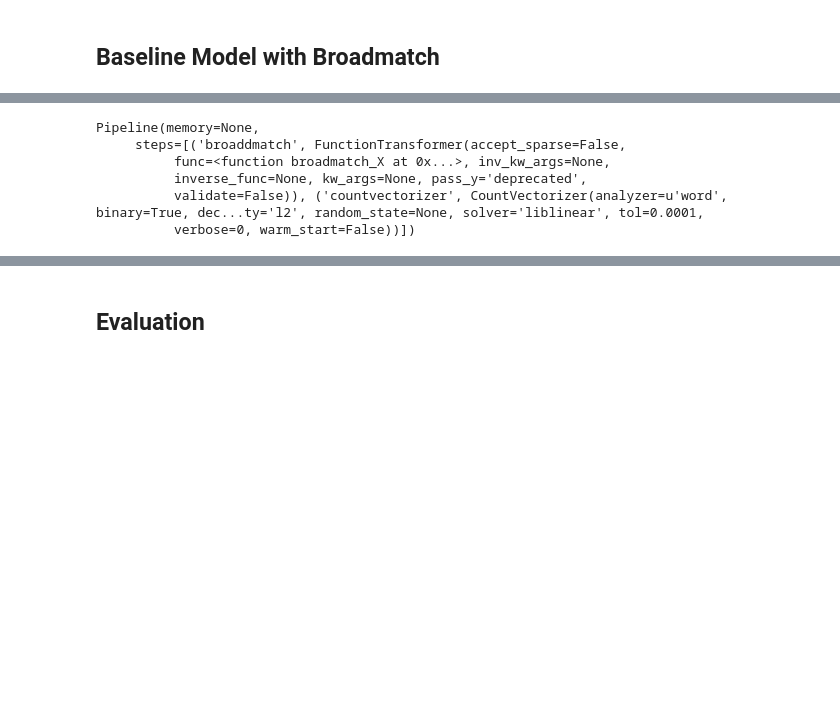
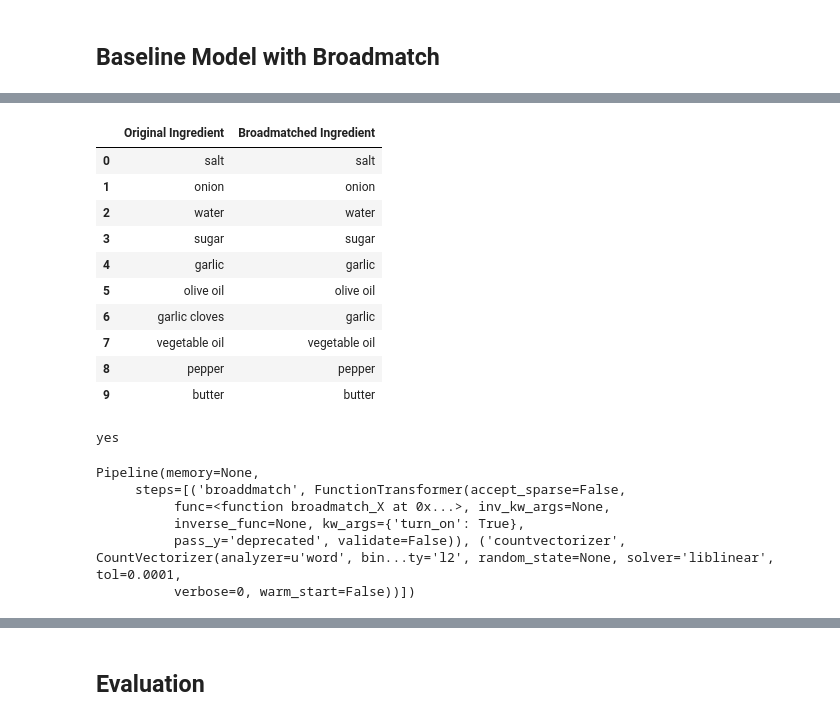
Before and after one commit to cw2yuenberkeley/whats_cooking, a Jupyter notebook: What's Cooking.ipynb, the cells around one changed output, grey strips where cells are left out. Drawn from its saved outputs; the diff is of its cells as text; code cells hidden in the pictures; blank space fills up the shorter version.

```diff
--- a/What's Cooking.ipynb
+++ b/What's Cooking.ipynb
@@ -316,3 +345,17 @@ def format_ingredient(s):
     s = lm.lemmatize(s.lower())
 
     return s
+# %%
+r_X_train_all = resampled_train_all.ingredients
+
+# For each row, go through each ingredient and create a cuisine-ingredient pair
+ingredient_list = []
+i = 0
+for ingredients in r_X_train_all:
+    for ingredient in ingredients.split(' '):
+        ingredient_list.append(normalize(ingredient.replace('_', ' ')))
+# %%
+ing_counts = pd.DataFrame(ingredient_list, columns=['num_recipes']).num_recipes.value_counts()
+ing_df = pd.DataFrame(ing_counts)
+ing_df.index.names = ['ingredient']
+ing_df.head()
@@ -318,0 +401,15 @@ def format_ingredient(s):
+# %%
+def broadmatch(ing):
+    if len(ing.split(' ')) > 10:
+        return ing
+
+    df = pd.DataFrame(get_substrings_deduped(ing), columns=['ingredient']).set_index('ingredient')
+    joined_df = df.join(ing_df, lsuffix = 'l', rsuffix='r')
+
+    normalized_ingredient = joined_df['num_recipes'].idxmax()
+    return normalized_ingredient if not type(normalized_ingredient) == float else ing
+# %%
+norm_ing_arr = []
+for i in range(len(ing_df.index)):
+    print "%d: %s --> %s" % (i, ing_df.index[i], broadmatch(ing_df.index[i]))
+    norm_ing_arr.append([ing_df.index[i], broadmatch(ing_df.index[i])])
@@ -319 +434,16 @@ def format_ingredient(s):
+# %%
+norm_ing_df = pd.DataFrame(norm_ing_arr, columns = ['Original Ingredient', 'Broadmatched Ingredient'])
+norm_ing_df.head(10)
+# %% [output]
+|  | Original Ingredient | Broadmatched Ingredient |
+| 0 | salt | salt |
+| 1 | onion | onion |
+| 2 | water | water |
+| 3 | sugar | sugar |
+| 4 | garlic | garlic |
+| 5 | olive oil | olive oil |
+| 6 | garlic cloves | garlic |
+| 7 | vegetable oil | vegetable oil |
+| 8 | pepper | pepper |
+| 9 | butter | butter |
 # %%
@@ -330,17 +470,18 @@ def broadmatch_X(X):
 # %%
 broadmatch_pipeline = Pipeline(steps=[
-    ('broaddmatch', FunctionTransformer(broadmatch_X, validate=False)),
-    ('countvectorizer', CountVectorizer(binary=True)),
+    ('broaddmatch', FunctionTransformer(broadmatch_X, validate=False, kw_args={ "turn_on" : True })),
+    ('countvectorizer', CountVectorizer(binary=True, min_df=10)),
     ('lr', LogisticRegression()),
 ])
-broadmatch_pipeline.fit(X_train_str, y_train)
+broadmatch_pipeline.fit(resampled_train_all.ingredients, resampled_train_all.cuisine)
 # %% [output]
-Pipeline(memory=None,
-     steps=[('broaddmatch', FunctionTransformer(accept_sparse=False,
-          func=<function broadmatch_X at 0x...>, inv_kw_args=None,
-          inverse_func=None, kw_args=None, pass_y='deprecated',
-          validate=False)), ('countvectorizer', CountVectorizer(analyzer=u'word', binary=True, dec...ty='l2', random_state=None, solver='liblinear', tol=0.0001,
-          verbose=0, warm_start=False))])
+yes
+Pipeline(memory=None,
+     steps=[('broaddmatch', FunctionTransformer(accept_sparse=False,
+          func=<function broadmatch_X at 0x...>, inv_kw_args=None,
+          inverse_func=None, kw_args={'turn_on': True},
+          pass_y='deprecated', validate=False)), ('countvectorizer', CountVectorizer(analyzer=u'word', bin...ty='l2', random_state=None, solver='liblinear', tol=0.0001,
+          verbose=0, warm_start=False))])
 # %%
 print "Accuracy of the base model is", broadmatch_pipeline.score(X_dev_str, y_dev)
 # %% [output]
```
Also changed, not shown: parts of 35 cells of this notebook, 1 other file.
